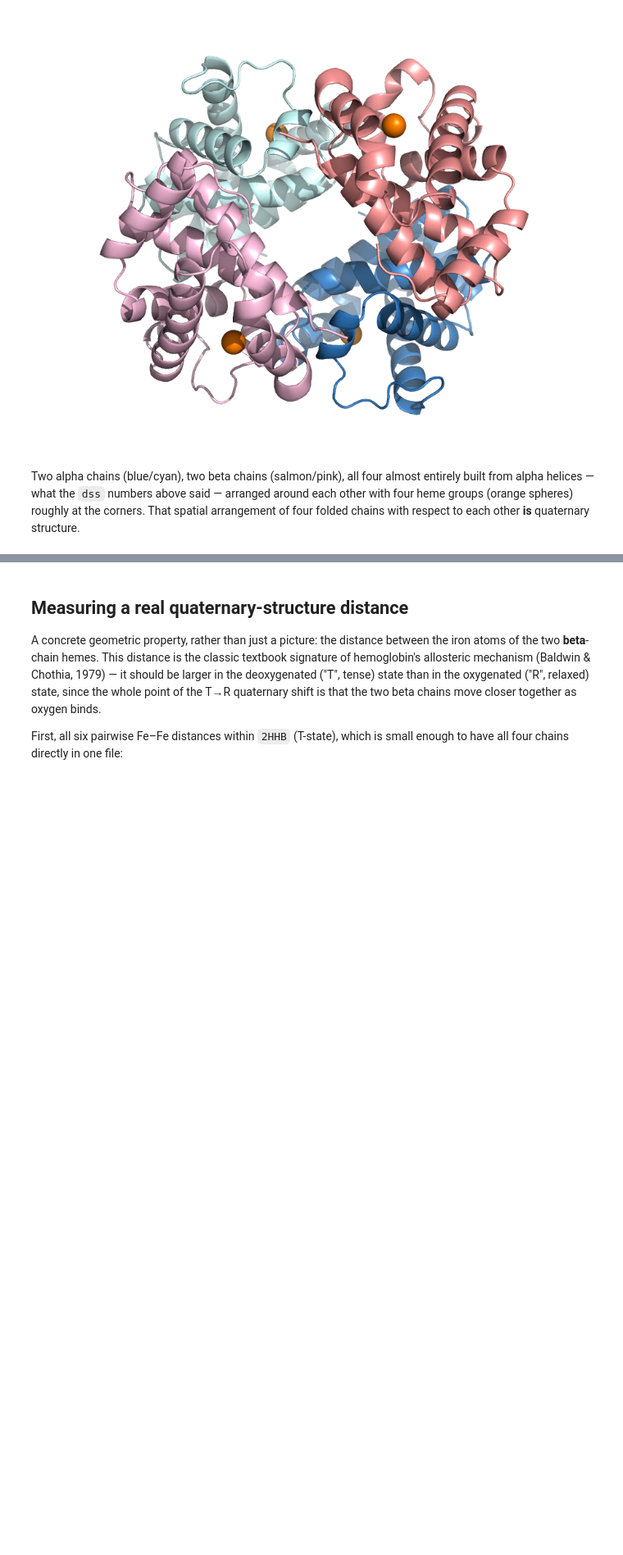
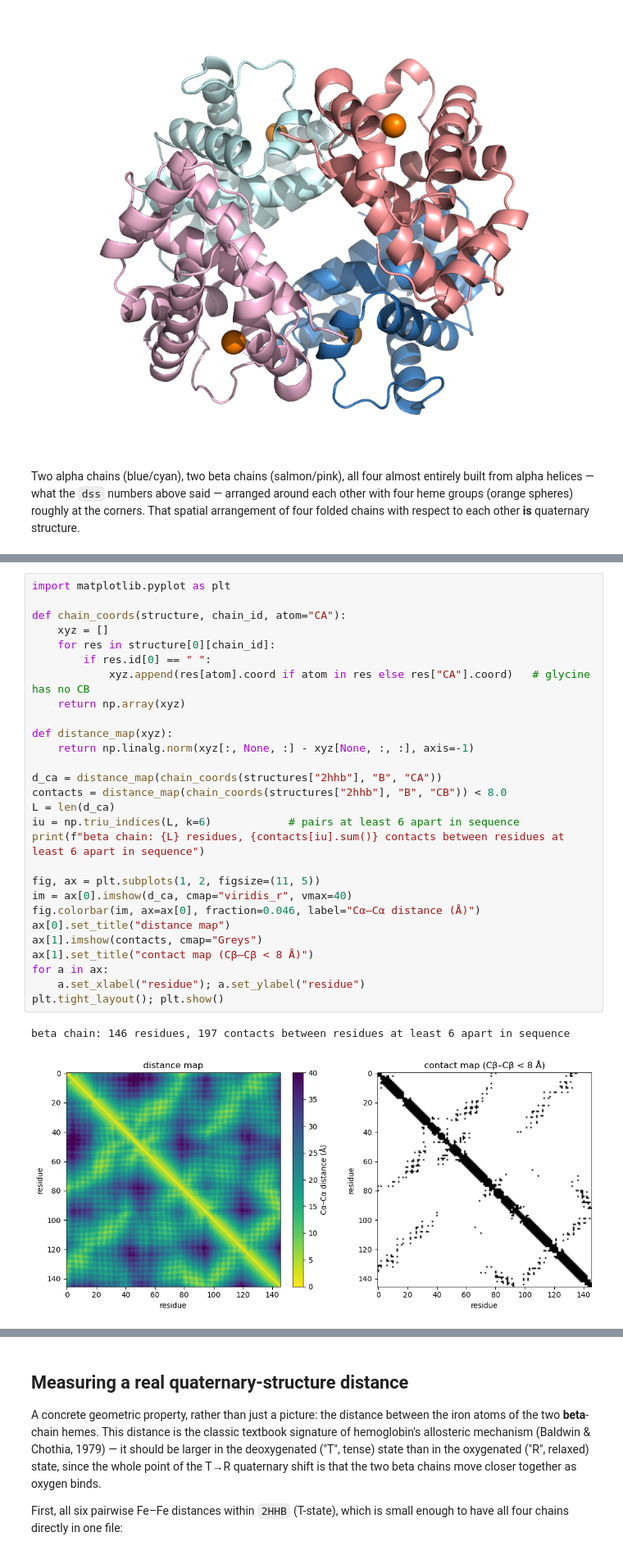
Before and after one commit to ElofssonLab/kb8029-book, a Jupyter notebook: notebooks/session06-protein-structure-in-code.ipynb, the cells around one changed output, grey strips where cells are left out. Shown at 82% size. Cells and saved outputs as stored; diff of their text form; blank space fills up the shorter version.

```diff
--- a/notebooks/session06-protein-structure-in-code.ipynb
+++ b/notebooks/session06-protein-structure-in-code.ipynb
@@ -153,0 +165,31 @@ chains with respect to each other **is** quaternary structure.
+# %%
+import matplotlib.pyplot as plt
+
+def chain_coords(structure, chain_id, atom="CA"):
+    xyz = []
+    for res in structure[0][chain_id]:
+        if res.id[0] == " ":
+            xyz.append(res[atom].coord if atom in res else res["CA"].coord)   # glycine has no CB
+    return np.array(xyz)
+
+def distance_map(xyz):
+    return np.linalg.norm(xyz[:, None, :] - xyz[None, :, :], axis=-1)
+
+d_ca = distance_map(chain_coords(structures["2hhb"], "B", "CA"))
+contacts = distance_map(chain_coords(structures["2hhb"], "B", "CB")) < 8.0
+L = len(d_ca)
+iu = np.triu_indices(L, k=6)            # pairs at least 6 apart in sequence
+print(f"beta chain: {L} residues, {contacts[iu].sum()} contacts between residues at least 6 apart in sequence")
+
+fig, ax = plt.subplots(1, 2, figsize=(11, 5))
+im = ax[0].imshow(d_ca, cmap="viridis_r", vmax=40)
+fig.colorbar(im, ax=ax[0], fraction=0.046, label="Cα–Cα distance (Å)")
+ax[0].set_title("distance map")
+ax[1].imshow(contacts, cmap="Greys")
+ax[1].set_title("contact map (Cβ–Cβ < 8 Å)")
+for a in ax:
+    a.set_xlabel("residue"); a.set_ylabel("residue")
+plt.tight_layout(); plt.show()
+# %% [output]
+beta chain: 146 residues, 197 contacts between residues at least 6 apart in sequence
+[figure, added]
```
Also changed, not shown: parts of 8 cells of this notebook, 14 other files.
